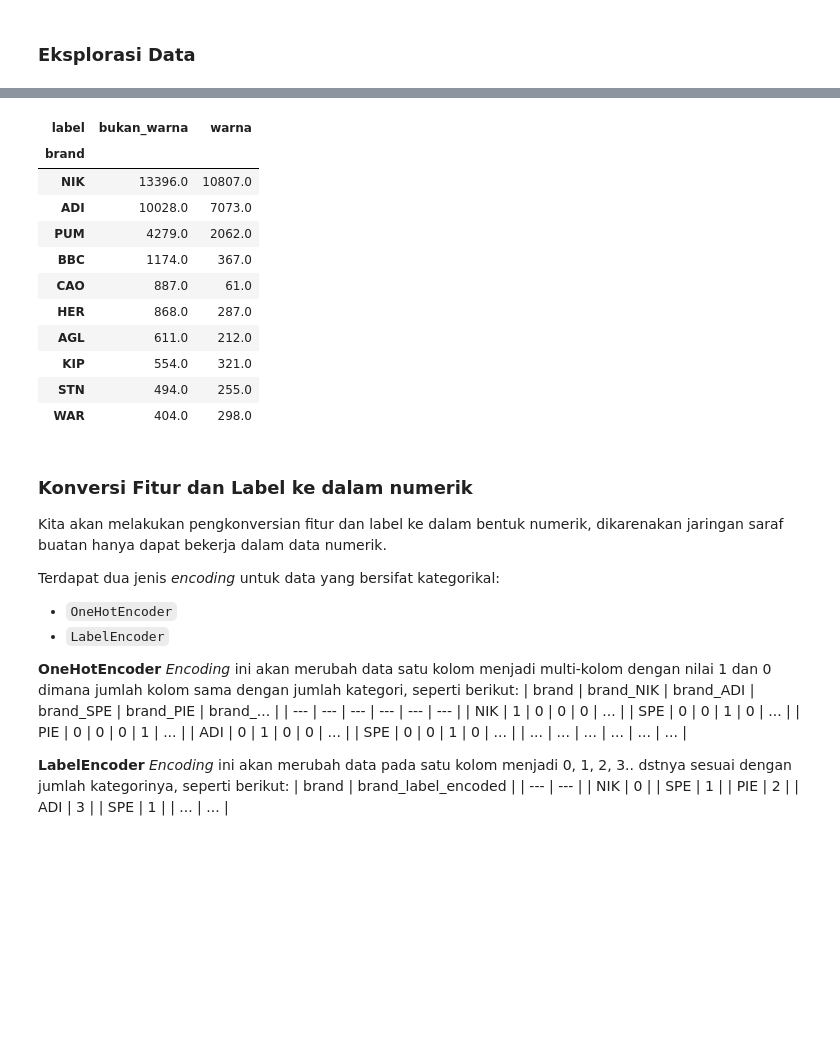
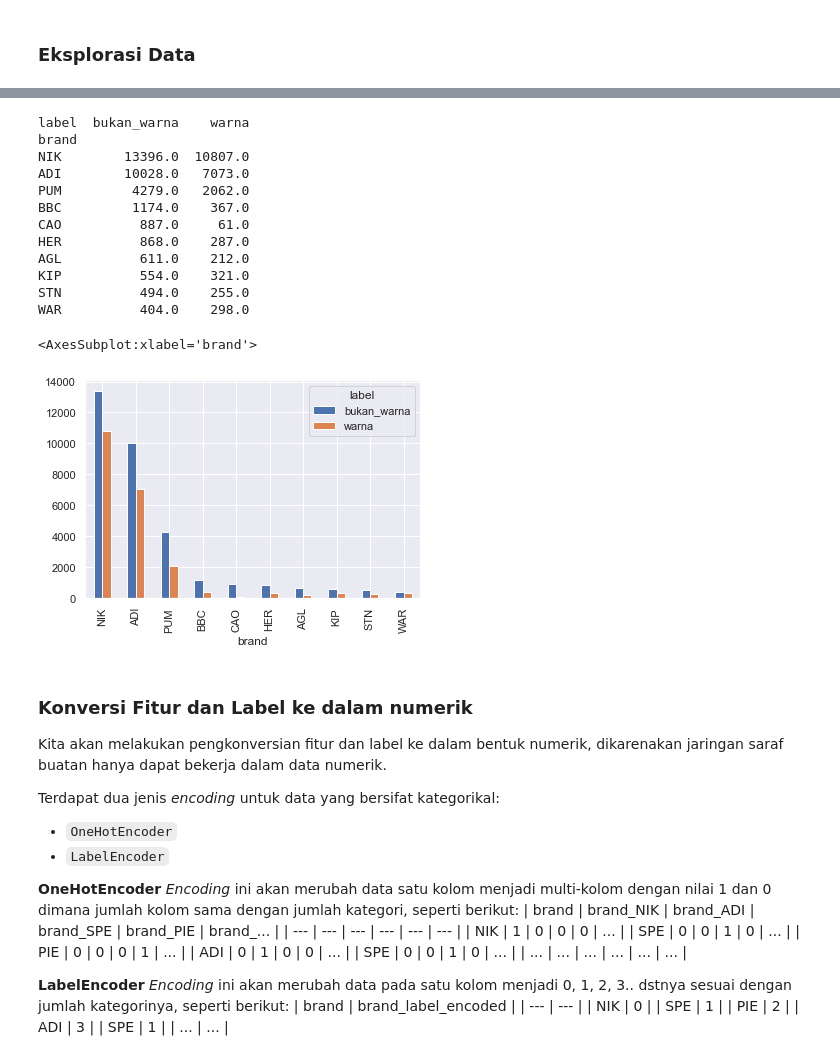
Before and after one commit to johanesPao/ColorSkim, a Jupyter notebook: ColorSkim_AI.ipynb, the cells around one changed output, grey strips where cells are left out. Saved outputs shown, nothing was run; the diff lists cells and outputs as text; code cells hidden in the pictures; blank space fills up the shorter version.

```diff
--- a/ColorSkim_AI.ipynb
+++ b/ColorSkim_AI.ipynb
@@ -156,19 +169,22 @@ Name: label, dtype: int64
 # %%
 # distribusi label dalam brand (data hanya menunjukkan 10 teratas)
-data[['brand', 'label']].value_counts().unstack().sort_values(by='bukan_warna', ascending=False)[:10]
+print(data[['brand', 'label']].value_counts().unstack().sort_values(by='bukan_warna', ascending=False)[:10])
+data[['brand', 'label']].value_counts().unstack().sort_values(by='bukan_warna', ascending=False)[:10].plot(kind='bar')
 # %% [output]
-| label | bukan_warna | warna |
-| brand |  |  |
-| NIK | 13396.0 | 10807.0 |
-| ADI | 10028.0 | 7073.0 |
-| PUM | 4279.0 | 2062.0 |
-| BBC | 1174.0 | 367.0 |
-| CAO | 887.0 | 61.0 |
-| HER | 868.0 | 287.0 |
-| AGL | 611.0 | 212.0 |
-| KIP | 554.0 | 321.0 |
-| STN | 494.0 | 255.0 |
-| WAR | 404.0 | 298.0 |
+label  bukan_warna    warna
+brand
+NIK        13396.0  10807.0
+ADI        10028.0   7073.0
+PUM         4279.0   2062.0
+BBC         1174.0    367.0
+CAO          887.0     61.0
+HER          868.0    287.0
+AGL          611.0    212.0
+KIP          554.0    321.0
+STN          494.0    255.0
+WAR          404.0    298.0
+<AxesSubplot:xlabel='brand'>
+[figure, added]
 # %% [markdown]
 ### Konversi Fitur dan Label ke dalam numerik
 
```
Also changed, not shown: parts of 35 cells of this notebook, 23 other files.
